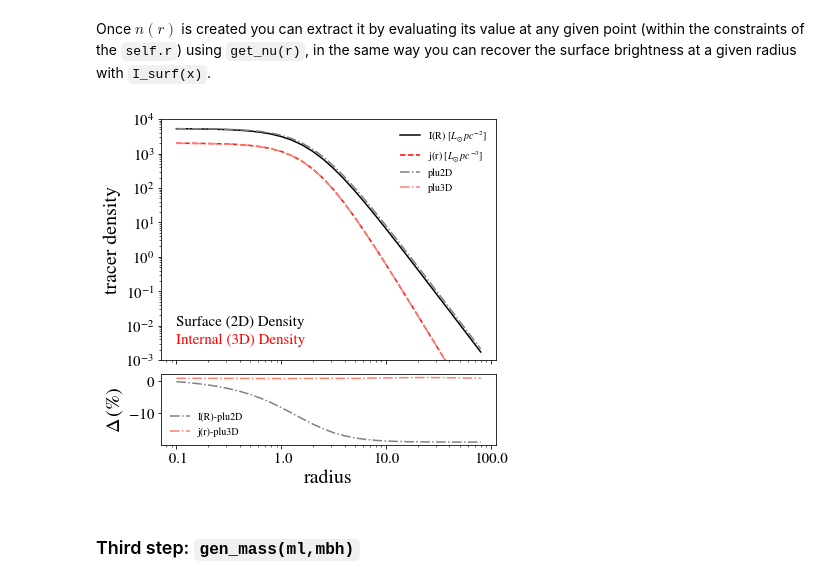
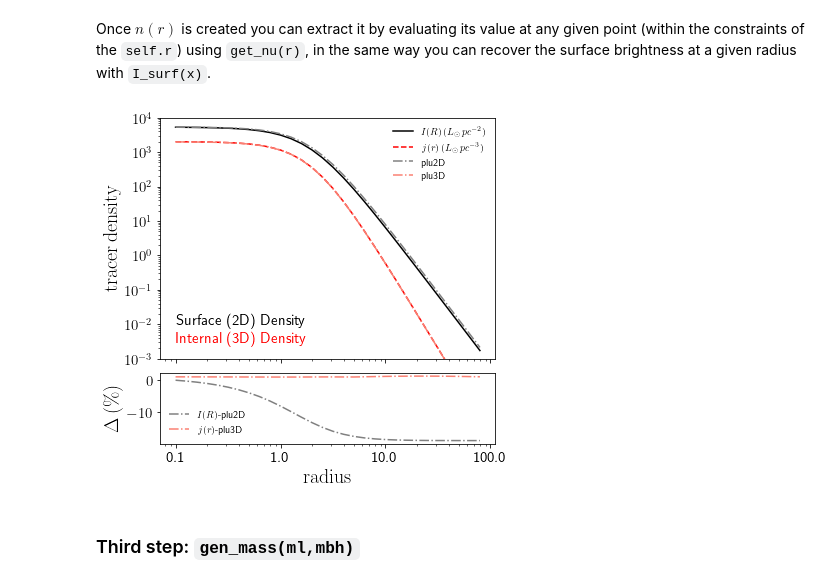
Before and after one commit to FranciscoAros/sph_jeans, a Jupyter notebook: P2 Spherical Jeans Example.ipynb, the cells around one changed output. Saved outputs shown, nothing was run; the diff lists cells and outputs as text; code cells hidden in the pictures.

````diff
--- a/P2 Spherical Jeans Example.ipynb
+++ b/P2 Spherical Jeans Example.ipynb
@@ -9,9 +9,8 @@ from matplotlib.ticker import MultipleLocator,FormatStrFormatter
 ## corner plots
 import corner
 # %%
-## Publication-like style for latex in matplotlib
-plt.rcParams["font.family"] = "stix"
-plt.rcParams["mathtext.fontset"] = "stix"
+## some matplotlib style set-up
+plt.rcParams['text.usetex'] = True ## if Latex is available
 plt.rcParams["axes.labelsize"]  = 20
 plt.rcParams["xtick.labelsize"] = 15
 plt.rcParams["ytick.labelsize"] = 15
@@ -170,43 +139,43 @@ lum_plummer_3D = (1e5/1.5)*(3/4)*(1/(np.pi*2**3))*(1+r**2/2**2)**(-5/2)
 ##Lets see the tracer density profiles:
 
 fig = plt.figure(figsize=(6,6))
 gsc = fig.add_gridspec(4,1)
 axs = [fig.add_subplot(gsc[:3]),fig.add_subplot(gsc[3])]
 
-axs[0].plot(R,sb,'-k' ,label=r'I(R) [$L_{\odot}\,pc^{-2}$]')
-axs[0].plot(r,nu,'--r',label=r'j(r) [$L_{\odot}\,pc^{-3}$]')
+axs[0].plot(R,sb,'-k' ,label=r'$I(R)\, (L_{\odot}\,pc^{-2})$')
+axs[0].plot(r,nu,'--r',label=r'$j(r)\, (L_{\odot}\,pc^{-3})$')
 
 axs[0].plot(R,lum_plummer_2D,'-.',c='0.5',label=r'plu2D')
 axs[0].plot(r,lum_plummer_3D,'-.',c='salmon',label=r'plu3D')
 
-axs[1].plot(R,(sb-lum_plummer_2D)/lum_plummer_2D*100,'-.',c='0.5',label=r'I(R)-plu2D')
-axs[1].plot(r,(nu-lum_plummer_3D)/lum_plummer_3D*100,'-.',c='salmon',label=r'j(r)-plu3D')
+axs[1].plot(R,(sb-lum_plummer_2D)/lum_plummer_2D*100,'-.',c='0.5',label=r'$I(R)$-plu2D')
+axs[1].plot(r,(nu-lum_plummer_3D)/lum_plummer_3D*100,'-.',c='salmon',label=r'$j(r)$-plu3D')
 
 axs[0].set_xscale('log')
 axs[1].set_xscale('log')
 axs[0].set_yscale('log')
 
 axs[0].xaxis.set_major_formatter(FormatStrFormatter(' '))
 axs[1].xaxis.set_major_formatter(FormatStrFormatter('%4.1lf'))
 
-axs[1].set_xlabel('radius')
-axs[0].set_ylabel('tracer density')
-axs[1].set_ylabel('$\Delta\,(\%)$')
+axs[1].set_xlabel(r'$\rm radius$')
+axs[0].set_ylabel(r'$\rm tracer\,\rm density$')
+axs[1].set_ylabel(r'$\Delta\,(\%)$')
 
-axs[0].text(0.1,0.01 ,'Surface (2D) Density',color='k',fontsize=15)
-axs[0].text(0.1,0.003,'Internal (3D) Density',color='r',fontsize=15)
+axs[0].text(0.1,0.01 ,r'Surface (2D) Density',color='k',fontsize=15)
+axs[0].text(0.1,0.003,r'Internal (3D) Density',color='r',fontsize=15)
 
 axs[0].set_ylim([1e-3,1e+4])
 
 ###################################
 axs[0].legend(frameon=False)
 axs[1].legend(frameon=False,loc=3)
 
 
 ####################
 plt.show()
 # %% [output]
-[figure, old version]
+[figure, new version]
 # %% [markdown]
 ### Third step: ```gen_mass(ml,mbh)```
 # %% [markdown]
````
Also changed, not shown: parts of 10 cells of this notebook, 2 other files.
